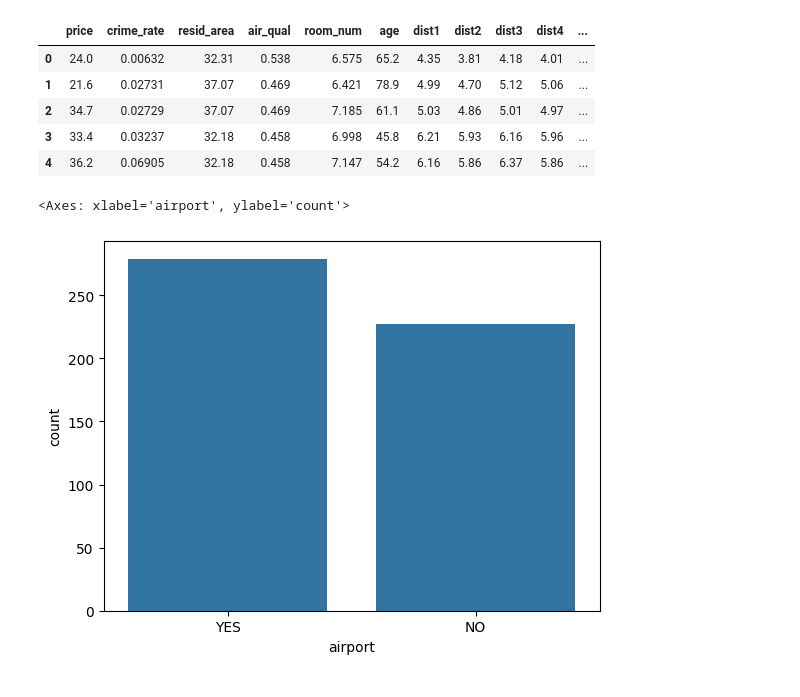
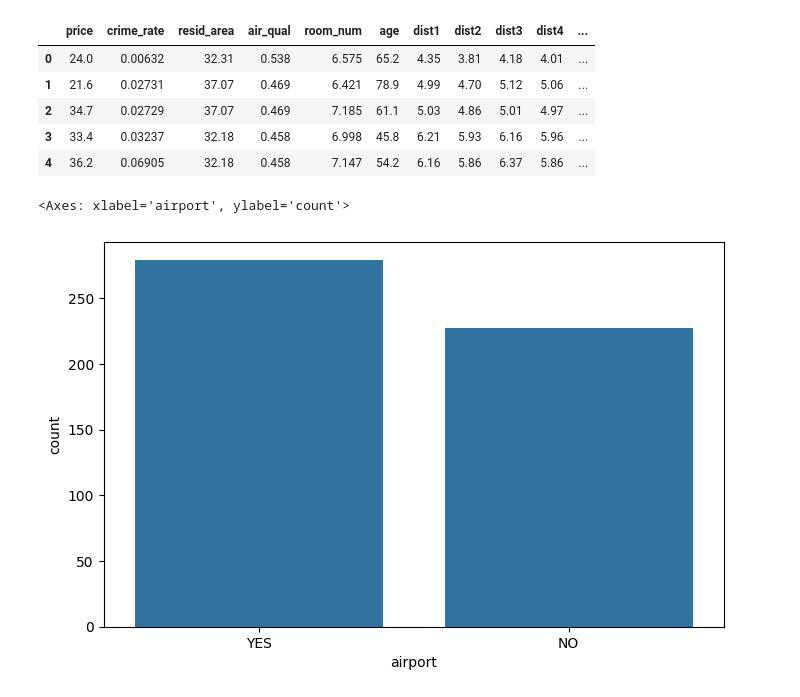
Before and after one commit to Fauzan555/House_price_prediction, a Jupyter notebook: House_pridict.ipynb, the cells around one changed output. Cells and saved outputs as stored; diff of their text form; code cells hidden in the pictures.

```diff
--- a/House_pridict.ipynb
+++ b/House_pridict.ipynb
@@ -50,8 +51,9 @@ df.head()
 | 4 | 36.2 | 0.06905 | 32.18 | 0.458 | 7.147 | 54.2 | 6.16 | 5.86 | 6.37 | 5.86 | ... |
 # %%
 # fro categorical variable use bar plot
+plt.figure(figsize=(8, 5))
 
 sns.countplot(x="airport",data=df)
 # %% [output]
 <Axes: xlabel='airport', ylabel='count'>
-[figure, old version]
+[figure, new version]
```
Also changed, not shown: parts of 2 cells of this notebook.
